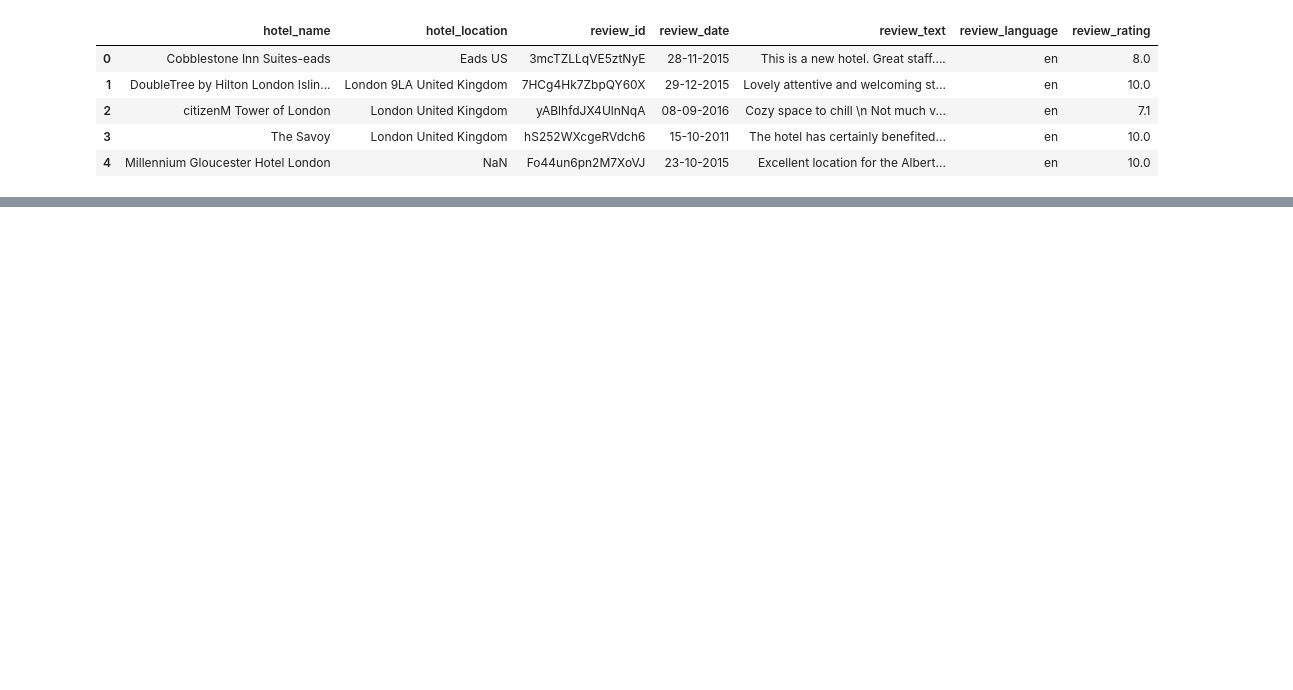
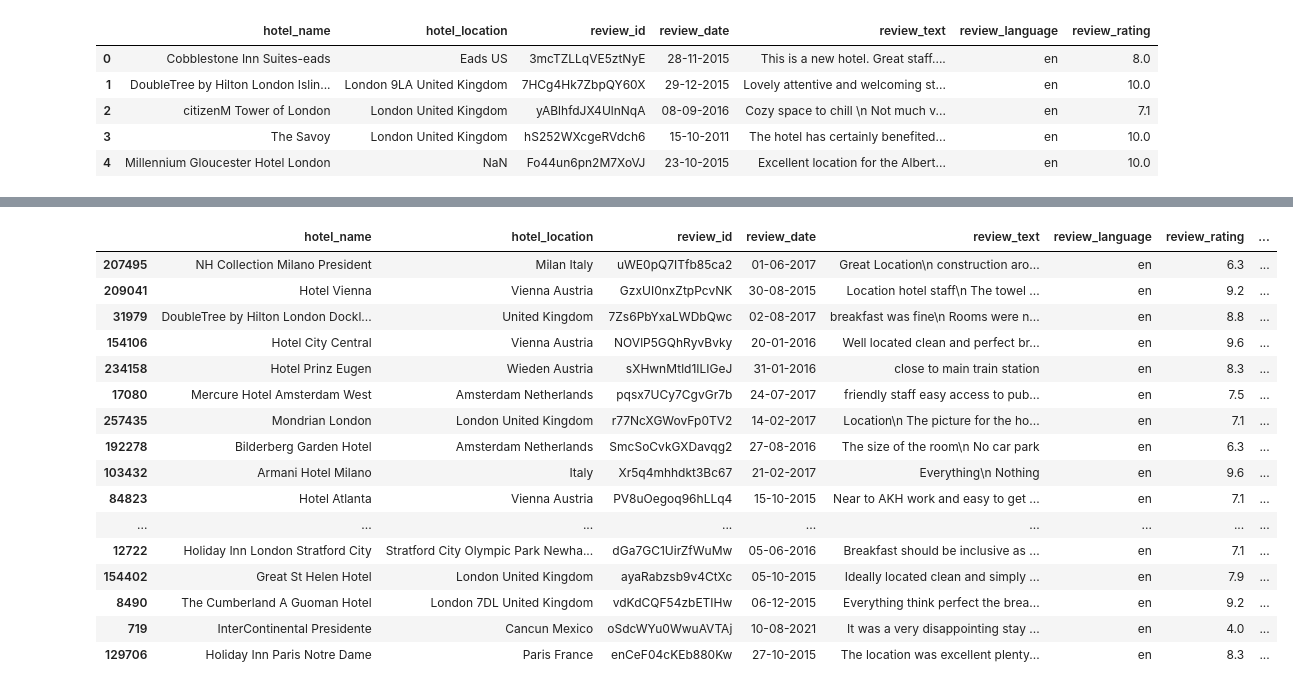
Before and after one commit to RayhanAdii/tpw-hotelreview, a Jupyter notebook: 1_data_understanding.ipynb, the cells around one changed output, grey strips where cells are left out. Drawn from its saved outputs; the diff is of its cells as text; code cells hidden in the pictures; blank space fills up the shorter version.

Commit message:
feat: add 1_data_understanding, understanding hotel_location and review_language

```diff
--- a/1_data_understanding.ipynb
+++ b/1_data_understanding.ipynb
@@ -4,6 +6,8 @@ from matplotlib import pyplot as plt
 # %%
 df_train = pd.read_csv('./dataset/train.csv')
 df_test = pd.read_csv('./dataset/test.csv')
+
+df_country = pd.read_csv('./dataset/country.csv')
 # %%
 df_train.head()
 # %% [output]
@@ -15,0 +87,35 @@ df_train.head()
+# %%
+# Create a function to identify and split the country from location
+def split_country(row):
+    location = row['hotel_location']
+    for country in df_country['value']:
+        if country in location:
+            return location.split(country)[0].strip(), country
+
+    return location, None
+
+# Fill NaN values in 'hotel_location' column with an empty string
+df_train['hotel_location'].fillna('', inplace=True)
+
+# Apply the function to split 'Location' into 'City' and 'Country' columns
+df_train[['hotel_city', 'hotel_country']] = df_train.apply(split_country, axis=1, result_type='expand')
+# %%
+df_train.sample(30)
+# %% [output]
+|  | hotel_name | hotel_location | review_id | review_date | review_text | review_language | review_rating | ... |
+| 207495 | NH Collection Milano President | Milan Italy | uWE0pQ7ITfb85ca2 | 01-06-2017 | Great Location\n construction aro... | en | 6.3 | ... |
+| 209041 | Hotel Vienna | Vienna Austria | GzxUI0nxZtpPcvNK | 30-08-2015 | Location hotel staff\n The towel ... | en | 9.2 | ... |
+| 31979 | DoubleTree by Hilton London Dockl... | United Kingdom | 7Zs6PbYxaLWDbQwc | 02-08-2017 | breakfast was fine\n Rooms were n... | en | 8.8 | ... |
+| 154106 | Hotel City Central | Vienna Austria | NOVlP5GQhRyvBvky | 20-01-2016 | Well located clean and perfect br... | en | 9.6 | ... |
+| 234158 | Hotel Prinz Eugen | Wieden Austria | sXHwnMtld1ILIGeJ | 31-01-2016 | close to main train station | en | 8.3 | ... |
+| 17080 | Mercure Hotel Amsterdam West | Amsterdam Netherlands | pqsx7UCy7CgvGr7b | 24-07-2017 | friendly staff easy access to pub... | en | 7.5 | ... |
+| 257435 | Mondrian London | London United Kingdom | r77NcXGWovFp0TV2 | 14-02-2017 | Location\n The picture for the ho... | en | 7.1 | ... |
+| 192278 | Bilderberg Garden Hotel | Amsterdam Netherlands | SmcSoCvkGXDavqg2 | 27-08-2016 | The size of the room\n No car park | en | 6.3 | ... |
+| 103432 | Armani Hotel Milano | Italy | Xr5q4mhhdkt3Bc67 | 21-02-2017 | Everything\n Nothing | en | 9.6 | ... |
+| 84823 | Hotel Atlanta | Vienna Austria | PV8uOegoq96hLLq4 | 15-10-2015 | Near to AKH work and easy to get ... | en | 7.1 | ... |
+| ... | ... | ... | ... | ... | ... | ... | ... | ... |
+| 12722 | Holiday Inn London Stratford City | Stratford City Olympic Park Newha... | dGa7GC1UirZfWuMw | 05-06-2016 | Breakfast should be inclusive as ... | en | 7.1 | ... |
+| 154402 | Great St Helen Hotel | London United Kingdom | ayaRabzsb9v4CtXc | 05-10-2015 | Ideally located clean and simply ... | en | 7.9 | ... |
+| 8490 | The Cumberland A Guoman Hotel | London 7DL United Kingdom | vdKdCQF54zbETIHw | 06-12-2015 | Everything think perfect the brea... | en | 9.2 | ... |
+| 719 | InterContinental Presidente | Cancun Mexico | oSdcWYu0WwuAVTAj | 10-08-2021 | It was a very disappointing stay ... | en | 4.0 | ... |
+| 129706 | Holiday Inn Paris Notre Dame | Paris France | enCeF04cKEb880Kw | 27-10-2015 | The location was excellent plenty... | en | 8.3 | ... |
```
Also changed, not shown: parts of 13 cells of this notebook, 1 other file.
